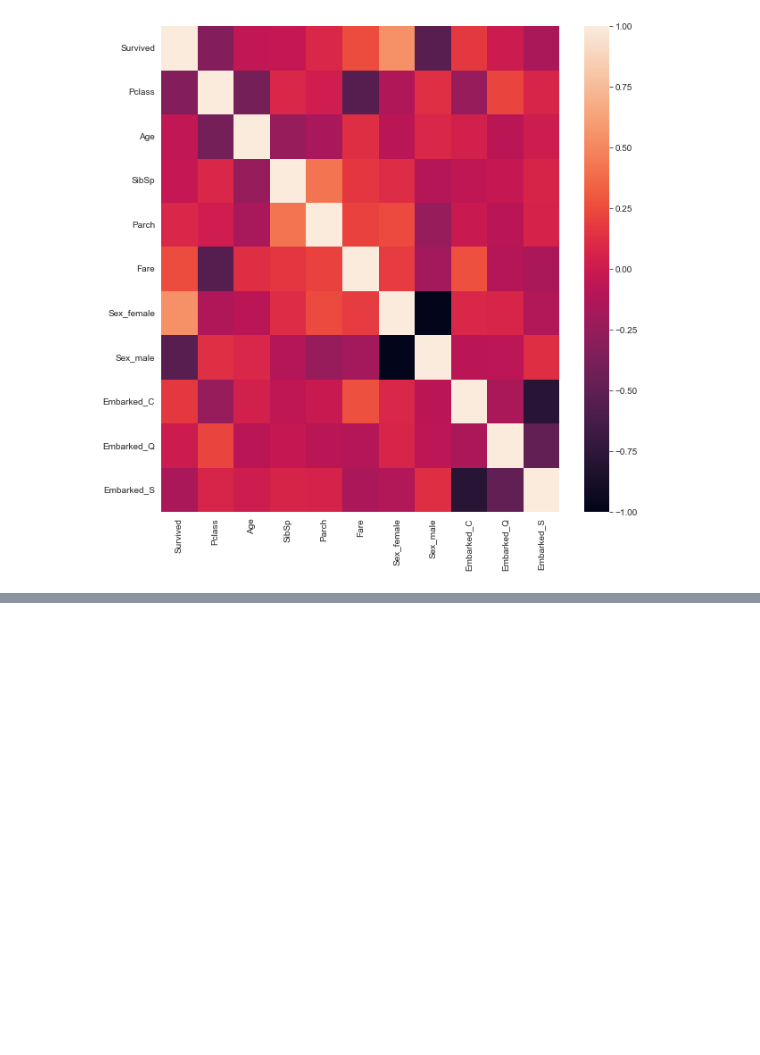
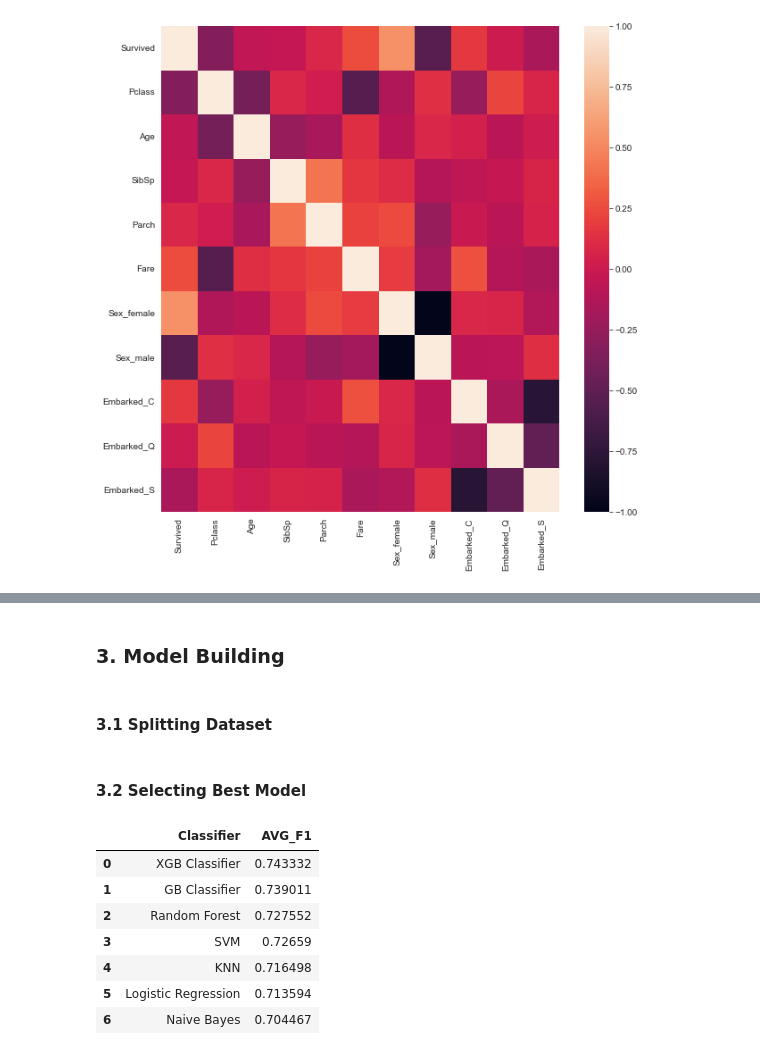
Before and after one commit to KarlsonAV/Titanic_Survival_Prediction, a Jupyter notebook: TitanicSurvivalModel.ipynb, the cells around one changed output, grey strips where cells are left out. Drawn from its saved outputs; the diff is of its cells as text; code cells hidden in the pictures; blank space fills up the shorter version.

```diff
--- a/TitanicSurvivalModel.ipynb
+++ b/TitanicSurvivalModel.ipynb
@@ -238,0 +245,4 @@ df_train.drop("PassengerId", axis=1).corr()
+# %% [markdown]
+### 3. Model Building
+# %% [markdown]
+#### 3.1 Splitting Dataset
@@ -238,0 +254,37 @@ df_train.drop("PassengerId", axis=1).corr()
+# %% [markdown]
+#### 3.2 Selecting Best Model
+# %%
+classifiers = {
+    "Logistic Regression" : LogisticRegression(),
+    "Naive Bayes" : MultinomialNB(),
+    "SVM" : SVM(),
+    "KNN" : KNeighborsClassifier(),
+    "Random Forest" : RandomForestClassifier(),
+    "GB Classifier" : GradientBoostingClassifier(),
+    "XGB Classifier" : XGBClassifier()
+}
+
+results = pd.DataFrame(columns=["Classifier", "AVG_F1"])
+for name, clf in classifiers.items():
+    model = clf
+    CV_results = cross_validate(
+        model, X_train, y_train,
+        cv=10, scoring=(["f1"])
+    )
+
+    results = results.append({
+        "Classifier" : name,
+        "AVG_F1": CV_results['test_f1'].mean()
+    }, ignore_index=True)
+
+results = results.sort_values("AVG_F1", ascending=False)
+results.reset_index(drop=True)
+# %% [output]
+|  | Classifier | AVG_F1 |
+| 0 | XGB Classifier | 0.743332 |
+| 1 | GB Classifier | 0.739011 |
+| 2 | Random Forest | 0.727552 |
+| 3 | SVM | 0.72659 |
+| 4 | KNN | 0.716498 |
+| 5 | Logistic Regression | 0.713594 |
+| 6 | Naive Bayes | 0.704467 |
```
Also changed, not shown: parts of 17 cells of this notebook, 1 other file.
